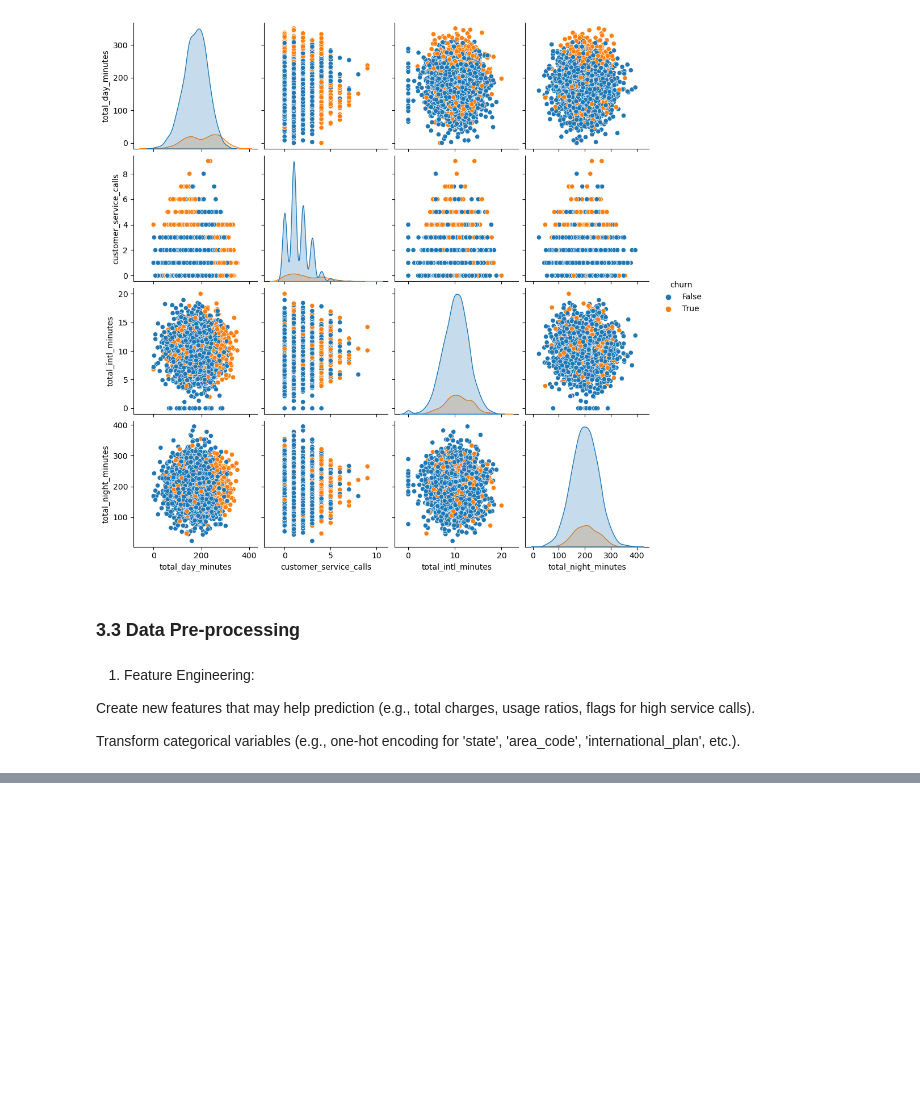
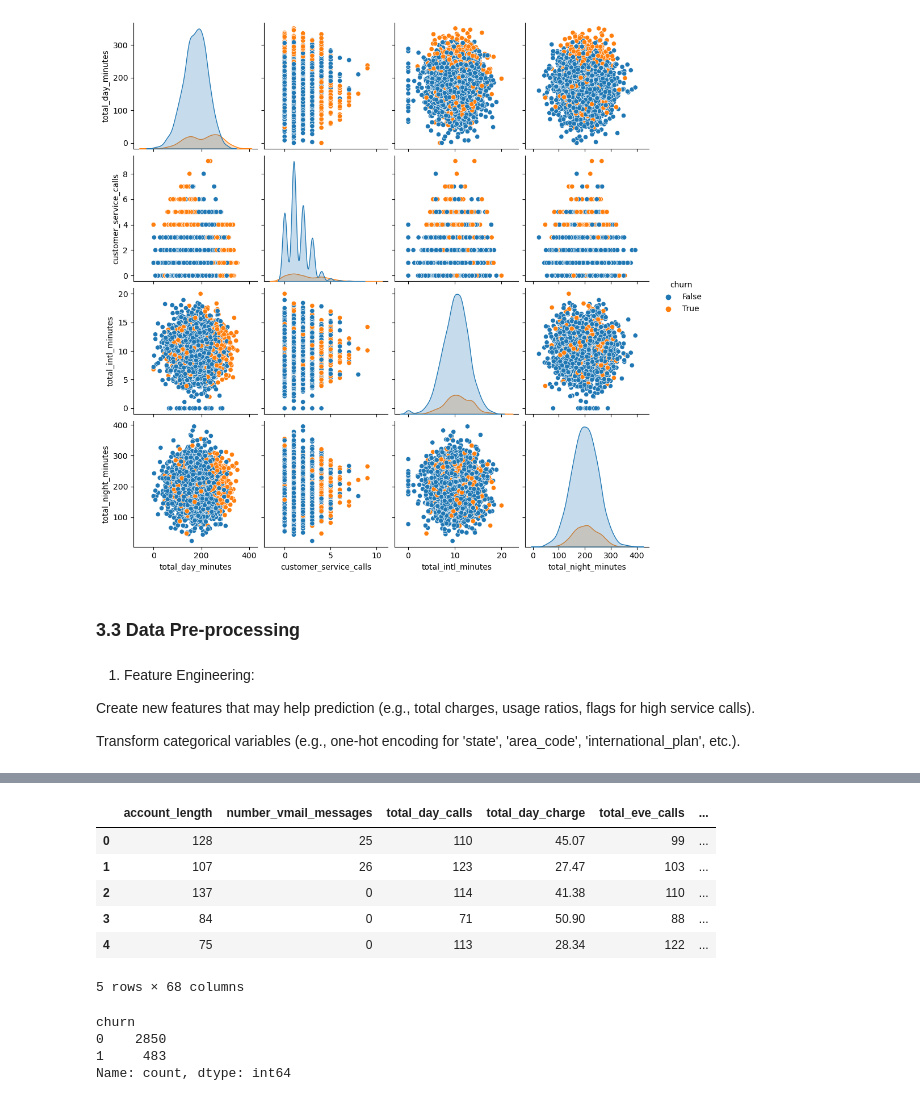
Before and after one commit to Limo-Vincent/Group_9_Phase_3_project, a Jupyter notebook: syria.ipynb, the cells around one changed output, grey strips where cells are left out. Drawn from its saved outputs; the diff is of its cells as text; code cells hidden in the pictures; blank space fills up the shorter version.

```diff
--- a/syria.ipynb
+++ b/syria.ipynb
@@ -577,0 +651,27 @@ data_encoded.head()
+# %%
+data_df = data.copy()
+# %%
+dummy_df_state = pd.get_dummies(data_df["state"],dtype=np.int64,prefix="state_is")
+dummy_df_area_code = pd.get_dummies(data_df["area_code"],dtype=np.int64,prefix="area_code_is")
+dummy_df_international_plan = pd.get_dummies(data_df["international_plan"],dtype=np.int64,prefix="international_plan_is",drop_first = True)
+dummy_df_voice_mail_plan = pd.get_dummies(data_df["voice_mail_plan"],dtype=np.int64,prefix="voice_mail_plan_is",drop_first = True)
+# %%
+data_df = pd.concat([data_df,dummy_df_state,dummy_df_area_code,dummy_df_international_plan,dummy_df_voice_mail_plan],axis=1)
+data_df = data_df.loc[:,~data_df.columns.duplicated()]
+data_df = data_df.drop(['state','area_code','international_plan','voice_mail_plan'],axis=1)
+data_df.head()
+# %% [output]
+|  | account_length | number_vmail_messages | total_day_calls | total_day_charge | total_eve_calls | ... |
+| 0 | 128 | 25 | 110 | 45.07 | 99 | ... |
+| 1 | 107 | 26 | 123 | 27.47 | 103 | ... |
+| 2 | 137 | 0 | 114 | 41.38 | 110 | ... |
+| 3 | 84 | 0 | 71 | 50.90 | 88 | ... |
+| 4 | 75 | 0 | 113 | 28.34 | 122 | ... |
+5 rows × 68 columns
+# %%
+data_df["churn"].value_counts()
+# %% [output]
+churn
+0    2850
+1     483
+Name: count, dtype: int64
```
Also changed, not shown: parts of 55 cells of this notebook.
